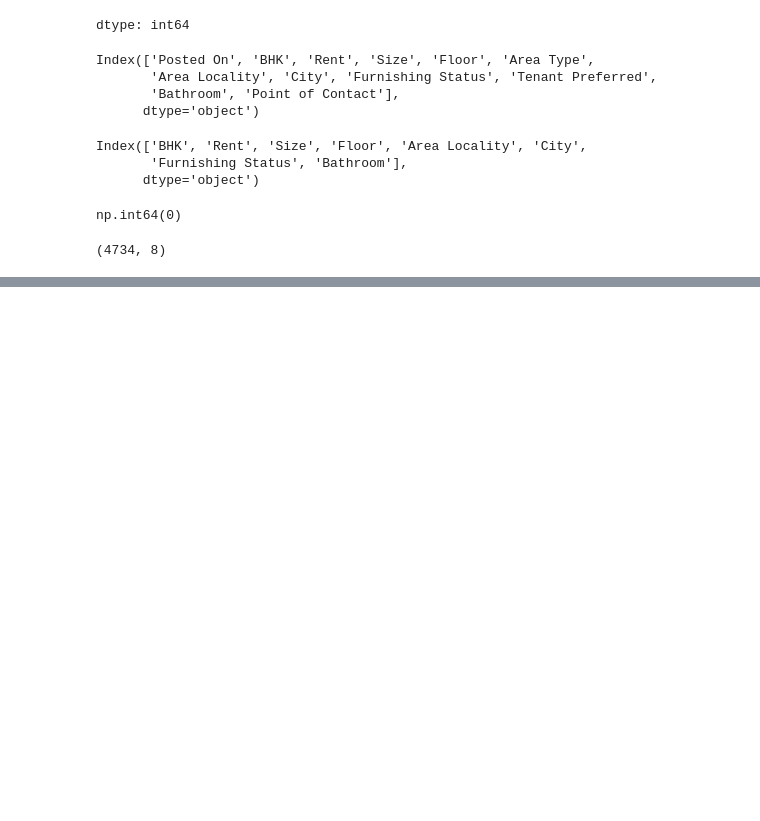
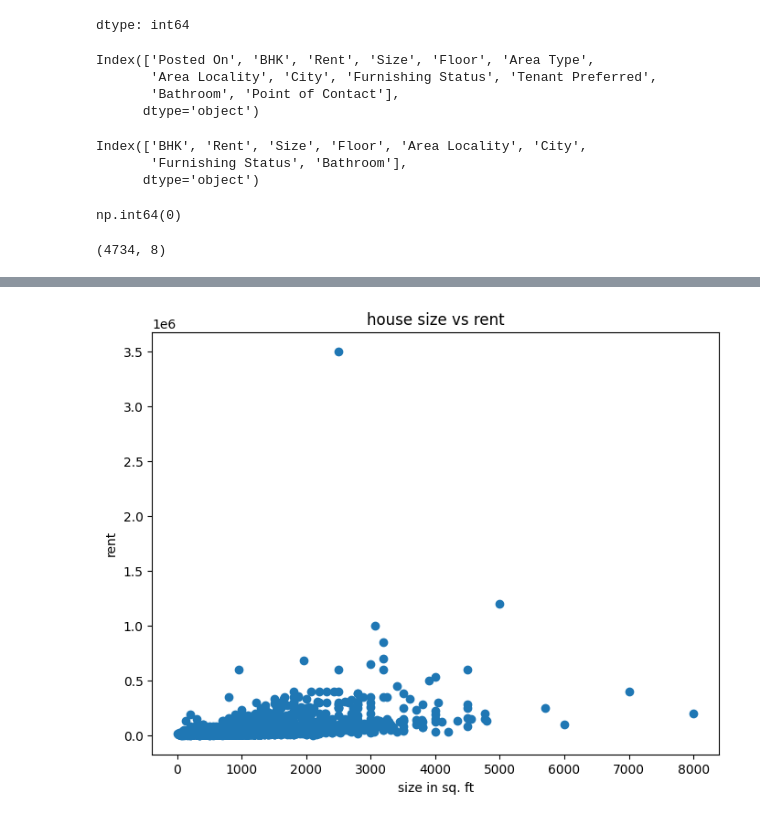
Before and after one commit to Comrade123-123/house-rent-predictor, a Jupyter notebook: house_rent_prediction.ipynb, the cells around one changed output, grey strips where cells are left out. Cells and saved outputs as stored; diff of their text form; code cells hidden in the pictures; blank space fills up the shorter version.

```diff
--- a/house_rent_prediction.ipynb
+++ b/house_rent_prediction.ipynb
@@ -111,0 +160,9 @@ df.shape
+# %%
+plt.figure(figsize=(8,6))
+plt.scatter(df["Size"], df["Rent"])
+plt.title("house size vs rent")
+plt.xlabel('size in sq. ft')
+plt.ylabel('rent')
+plt.show()
+# %% [output]
+[figure, added]
```
Also changed, not shown: parts of 8 cells of this notebook.
